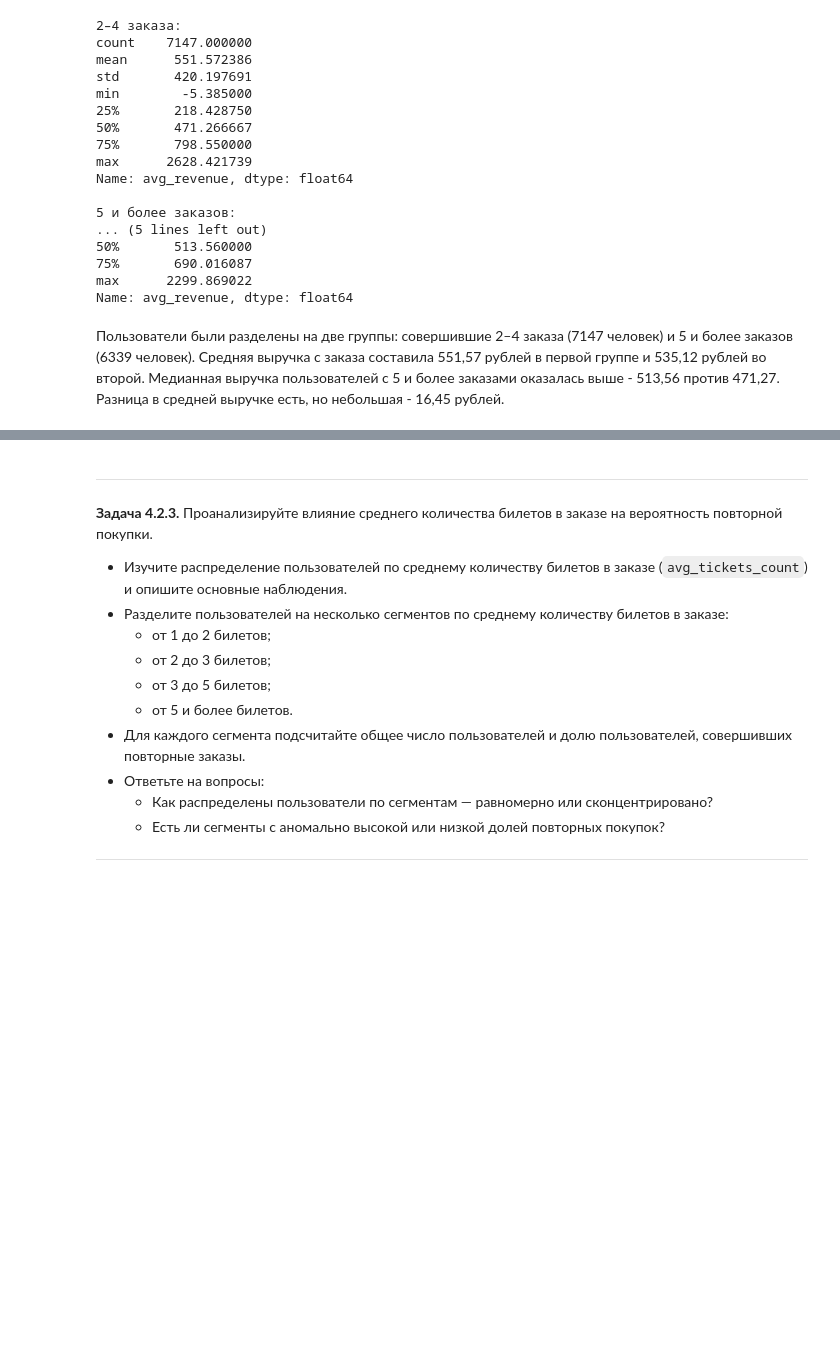
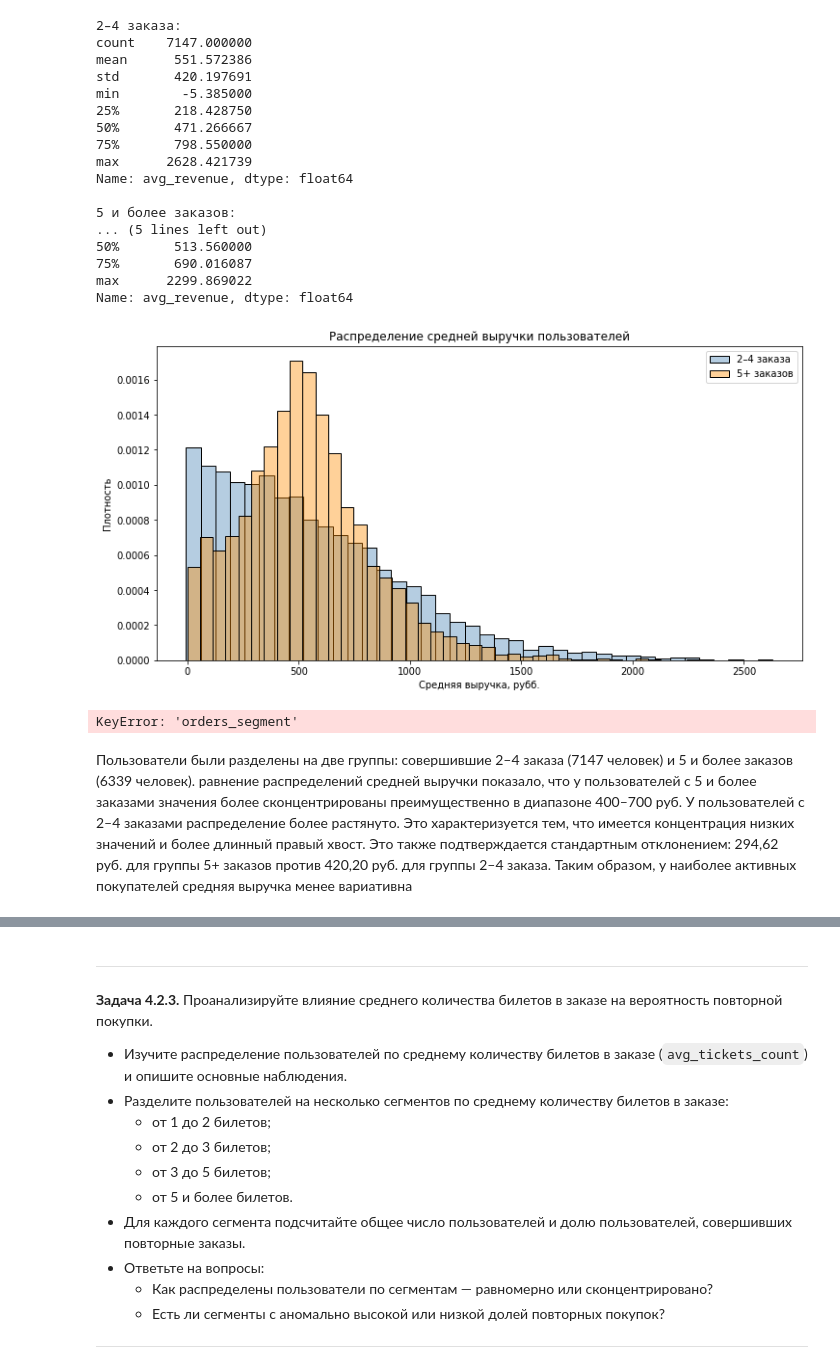
Before and after one commit to PolePilis/afisha-project, a Jupyter notebook: project.ipynb, the cells around one changed output, grey strips where cells are left out. Cells and saved outputs as stored; diff of their text form; code cells hidden in the pictures; blank space fills up the shorter version.

```diff
--- a/project.ipynb
+++ b/project.ipynb
@@ -1102,6 +1375,34 @@ Name: avg_revenue, dtype: float64
 75%       690.016087
 max      2299.869022
 Name: avg_revenue, dtype: float64
+# %%
+plt.figure(figsize=(12, 6))
+
+sns.histplot(
+    users_2_4['avg_revenue'],
+    bins=40,
+    stat='density',
+    color='steelblue',
+    alpha=0.4,
+    label='2–4 заказа')
+
+sns.histplot(
+    users_5_plus['avg_revenue'],
+    bins=40,
+    stat='density',
+    color='darkorange',
+    alpha=0.4,
+    label='5+ заказов')
+
+plt.title('Распределение средней выручки пользователей')
+plt.xlabel('Средняя выручка, рубб.')
+plt.ylabel('Плотность')
+plt.legend()
+plt.show()
+
+profile.groupby('orders_segment', observed=False)['avg_revenue'].describe().round(2)
+# %% [output]
+[figure, added]
+KeyError: 'orders_segment'
 # %% [markdown]
-Пользователи были разделены на две группы: совершившие 2–4 заказа (7147 человек) и 5 и более заказов (6339 человек). Средняя выручка с заказа составила 551,57 рублей в первой группе и 535,12 рублей во второй. Медианная выручка пользователей с 5 и более заказами оказалась выше - 513,56 против 471,27.
-Разница в средней выручке есть, но небольшая - 16,45 рублей.
+Пользователи были разделены на две группы: совершившие 2–4 заказа (7147 человек) и 5 и более заказов (6339 человек). равнение распределений средней выручки показало, что у пользователей с 5 и более заказами значения более сконцентрированы преимущественно в диапазоне 400–700 руб. У пользователей с 2–4 заказами распределение более растянуто. Это характеризуется тем, что имеется концентрация низких значений и более длинный правый хвост. Это также подтверждается стандартным отклонением: 294,62 руб. для группы 5+ заказов против 420,20 руб. для группы 2–4 заказа. Таким образом, у наиболее активных покупателей средняя выручка менее вариативна
```
Also changed, not shown: parts of 60 cells of this notebook.
